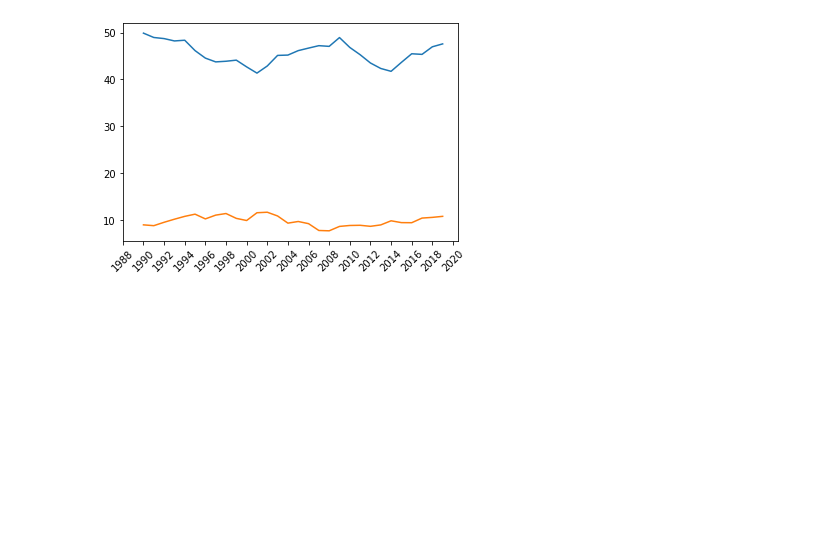
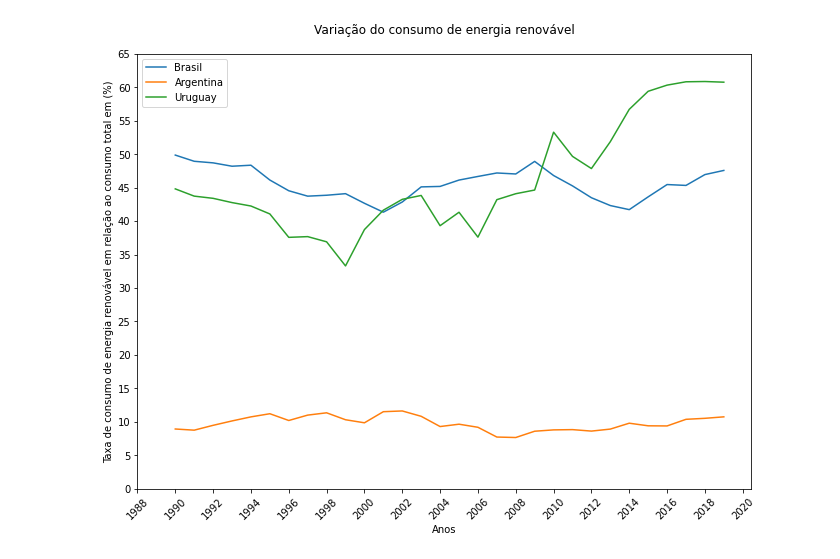
Before and after one commit to eriksoaress/EnergiaRenovavel---Erik-e-Gustavo-Antony, a Jupyter notebook: aps1/gustavo.ipynb, the cells around one changed output. Drawn from its saved outputs; the diff is of its cells as text; code cells hidden in the pictures; blank space fills up the shorter version.

```diff
--- a/aps1/gustavo.ipynb
+++ b/aps1/gustavo.ipynb
@@ -1,25 +1,37 @@
 # %%
+from cProfile import label
 import pandas as pd
 import matplotlib.pyplot as plt
 df = pd.read_csv('dados\consumption_total_renewable_electricity.csv', skiprows=4)
 df.head()
 brasil = df['Country Name'] == 'Brazil'
 brasil_df = df.loc[brasil]
 argentina = df['Country Name'] == "Argentina"
 argentina_df = df.loc[argentina]
+uruguay = df['Country Name'] == "Uruguay"
+uruguay_df = df.loc[uruguay]
 anos = []
 porcentagens_brasil = []
 porcentagens_argentina = []
+porcentagens_uruguay = []
 for a in range(1960,2022):
     anos.append(str(a))
     porcentagens_brasil.append(brasil_df[str(a)])
     porcentagens_argentina.append(argentina_df[str(a)])
+    porcentagens_uruguay.append(uruguay_df[str(a)])
 anos_int = []
 for ano in anos:
     anos_int.append(int(ano))
-plt.plot(anos_int,porcentagens_brasil)
-plt.plot(anos_int,porcentagens_argentina)
+plt.figure(figsize=(11,8))
+plt.plot(anos_int,porcentagens_brasil, label='Brasil')
+plt.plot(anos_int,porcentagens_argentina, label='Argentina')
+plt.plot(anos_int,porcentagens_uruguay, label='Uruguay')
 plt.xticks(list(range(1988,2021,2)),rotation=45)
+plt.yticks(list(range(0,70,5)))
+plt.ylabel('Taxa de consumo de energia renovável em relação ao consumo total em (%)')
+plt.xlabel('Anos')
+plt.title("Variação do consumo de energia renovável", pad=10)
+plt.legend()
 plt.show()
 # %% [output]
-[figure, old version]
+[figure, new version]
```
